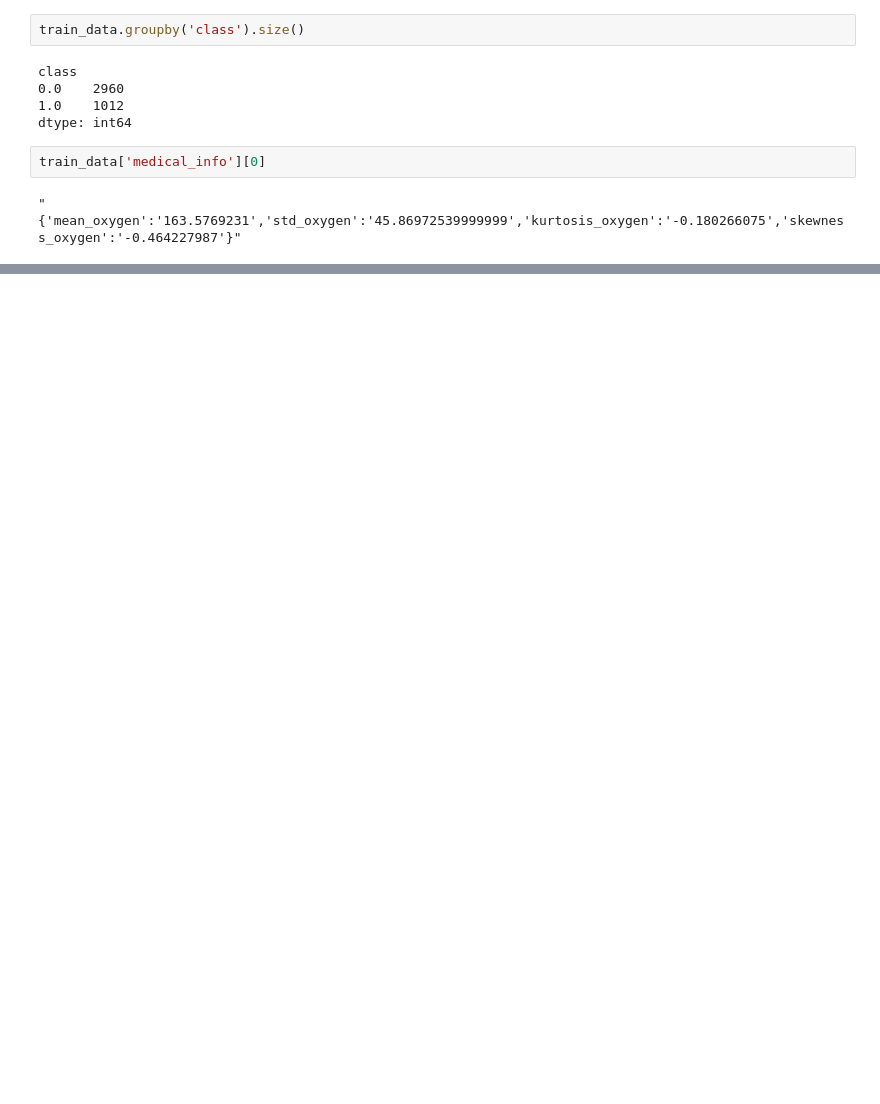
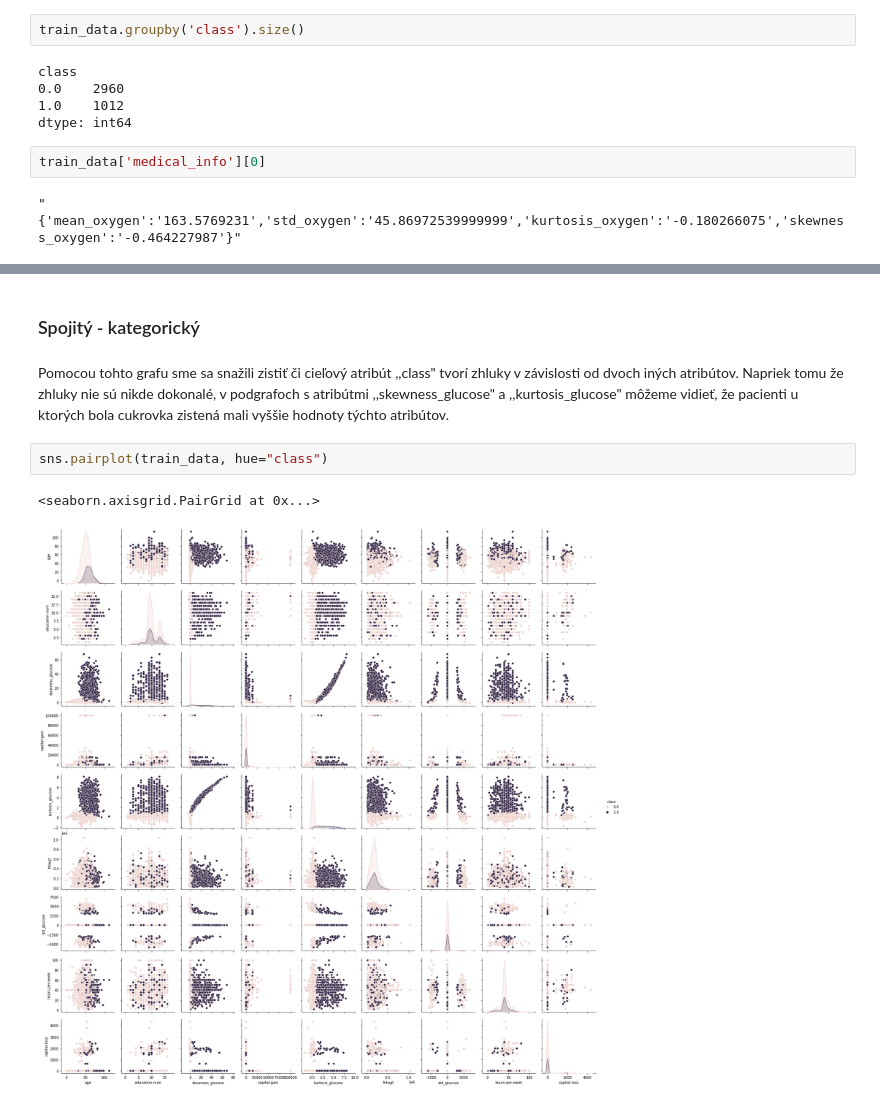
Before and after one commit to martinbudinsky3/diabetes-prediction, a Jupyter notebook: Untitled.ipynb, the cells around one changed output, grey strips where cells are left out. Saved outputs shown, nothing was run; the diff lists cells and outputs as text; blank space fills up the shorter version.

Commit message:
pair analysis

```diff
--- a/Untitled.ipynb
+++ b/Untitled.ipynb
@@ -179,0 +278,9 @@ train_data['medical_info'][0]
+# %% [markdown]
+### Spojitý - kategorický
+# %% [markdown]
+Pomocou tohto grafu sme sa snažili zistiť či cieľový atribút ,,class" tvorí zhluky v závislosti od dvoch iných atribútov. Napriek tomu že zhluky nie sú nikde dokonalé, v podgrafoch s atribútmi ,,skewness_glucose" a ,,kurtosis_glucose" môžeme vidieť, že pacienti u ktorých bola cukrovka zistená mali vyššie hodnoty týchto atribútov.
+# %%
+sns.pairplot(train_data, hue="class")
+# %% [output]
+<seaborn.axisgrid.PairGrid at 0x...>
+[figure, added]
```
Also changed, not shown: parts of 25 cells of this notebook.
